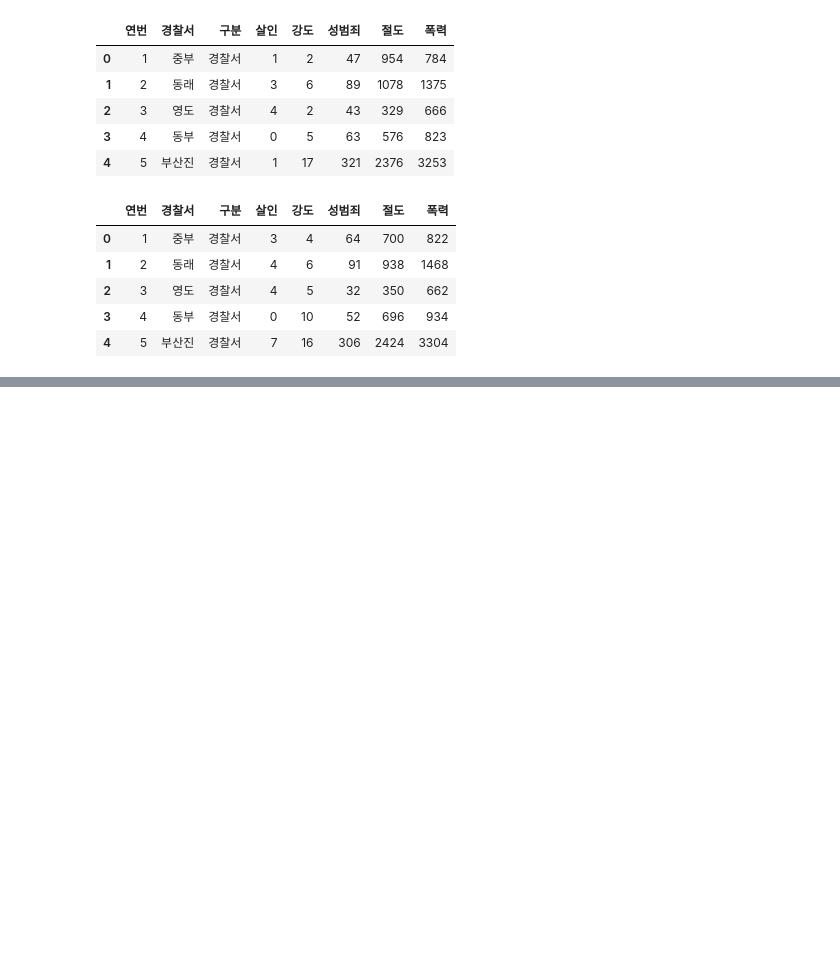
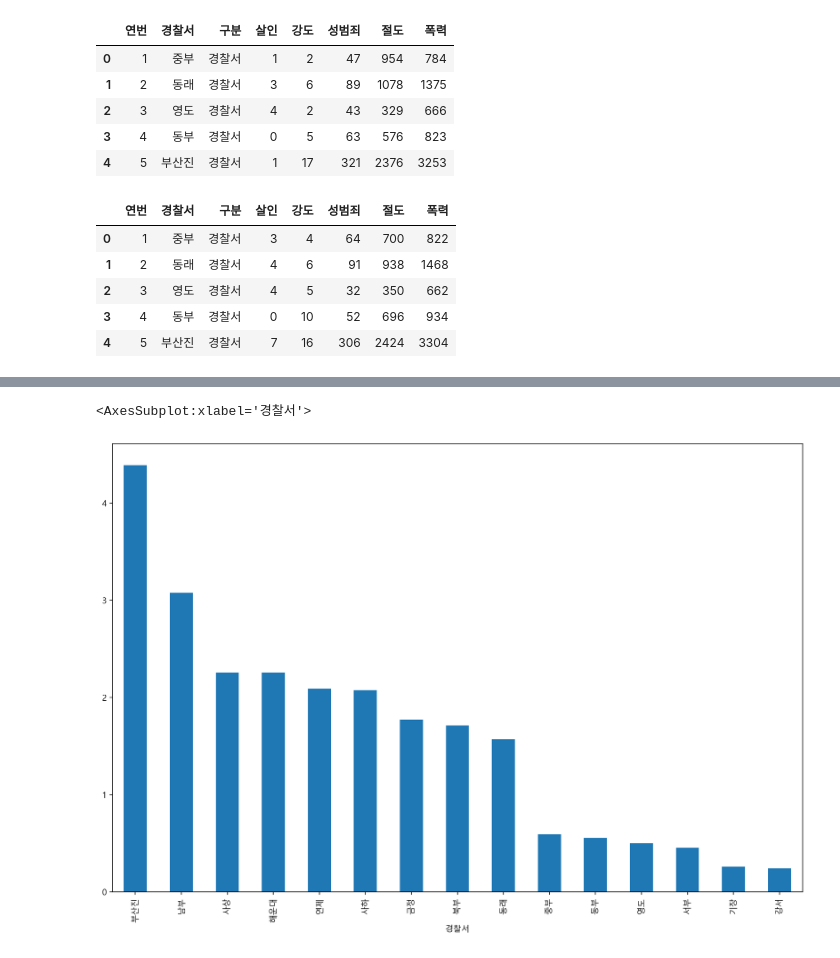
Before and after one commit to dkngkg/StudyBigData, a Jupyter notebook: 0816_miniproject_Crime/BusanCrime.ipynb, the cells around one changed output, grey strips where cells are left out. Drawn from its saved outputs; the diff is of its cells as text; code cells hidden in the pictures; blank space fills up the shorter version.

```diff
--- a/0816_miniproject_Crime/BusanCrime.ipynb
+++ b/0816_miniproject_Crime/BusanCrime.ipynb
@@ -67,0 +114,6 @@ KeyError: '숫자'
+# %%
+
+df18=pd.DataFrame(crime18)
+df19=pd.DataFrame(crime19)
+df20=pd.DataFrame(crime20)
+df21=pd.DataFrame(crime21)
@@ -67,0 +125,2 @@ KeyError: '숫자'
+# %%
+result =pd.concat([df18,df19,df20,df21],ignore_index=True)
@@ -67,0 +147,11 @@ KeyError: '숫자'
+# %%
+# seoul_crime['관할구'] = districts #경찰서 별 관할구 추가
+# by_district = seoul_crime.groupby('관할구') #경찰서 별에서 관할구 별 범죄발생 테이블로 변경
+# district_crime = by_district.sum()
+# district_crime.head()
+
+
+crime= result.groupby('경찰서')
+crime_sum = crime.sum()
+
+crime_sum
@@ -67,0 +176,9 @@ KeyError: '숫자'
+# %%
+
+# 범죄별 빈도가 다르기 때문에 0~1의 범위로 놓고 비교 각 항목의 최댓값은 1 최소값은 0
+col = ['살인','강도','성범죄','절도','폭력']
+x = crime_sum[col].values
+scaler = preprocessing.MinMaxScaler()
+x_scaled =  scaler.fit_transform(x.astype(float))
+crime_norm = pd.DataFrame(x_scaled, columns = col, index = crime_sum.index)
+crime_norm
@@ -67,0 +203,12 @@ KeyError: '숫자'
+# %%
+
+# 4개년 (2018~2021년) 부산 5대범죄 막대그래프로 비교
+
+#5대범죄 막대그래프로 비교
+crime_norm['5대범죄'] = np.sum(crime_norm[col],axis=1)
+crime_sort = crime_norm.sort_values('5대범죄', ascending=False)
+crime_sort = crime_sort.iloc[:,5]
+crime_sort.plot.bar(figsize=(15,10))
+# %% [output]
+<AxesSubplot:xlabel='경찰서'>
+[figure, added]
```
Also changed, not shown: parts of 24 cells of this notebook, 5 other files.
